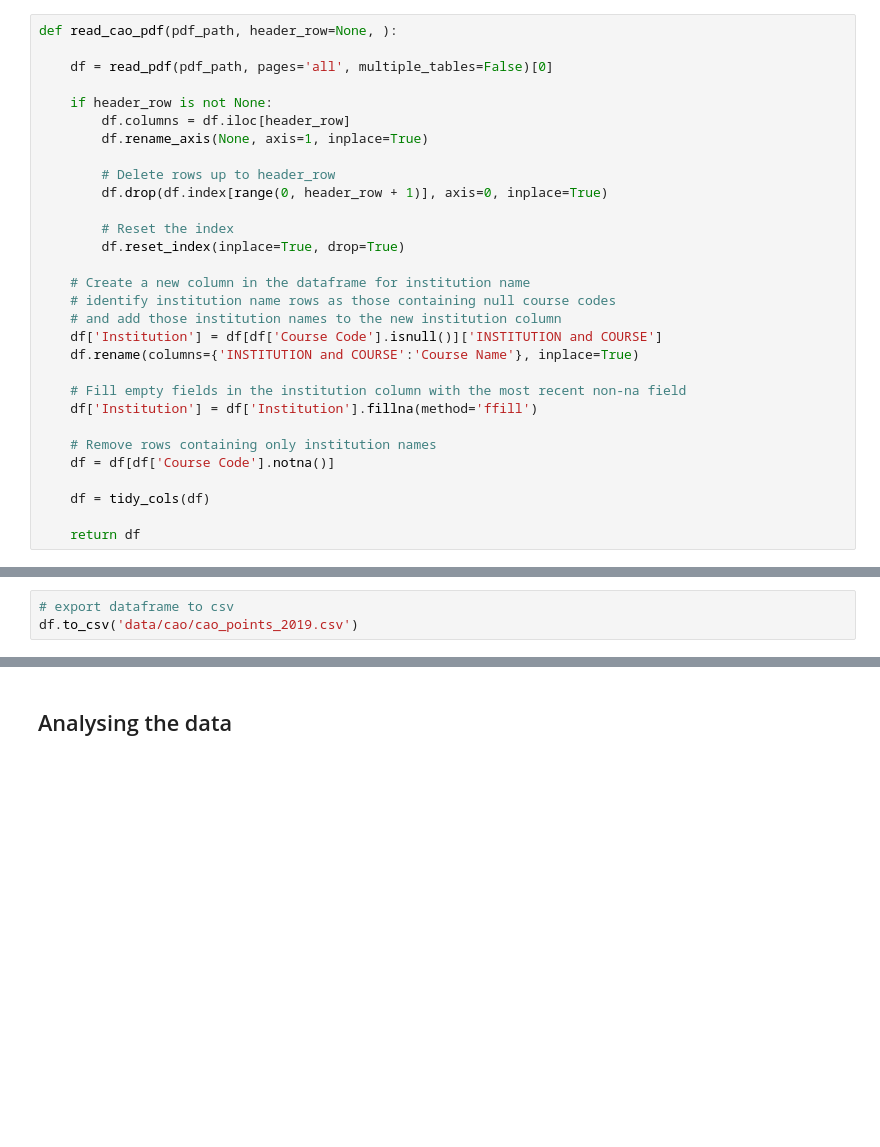
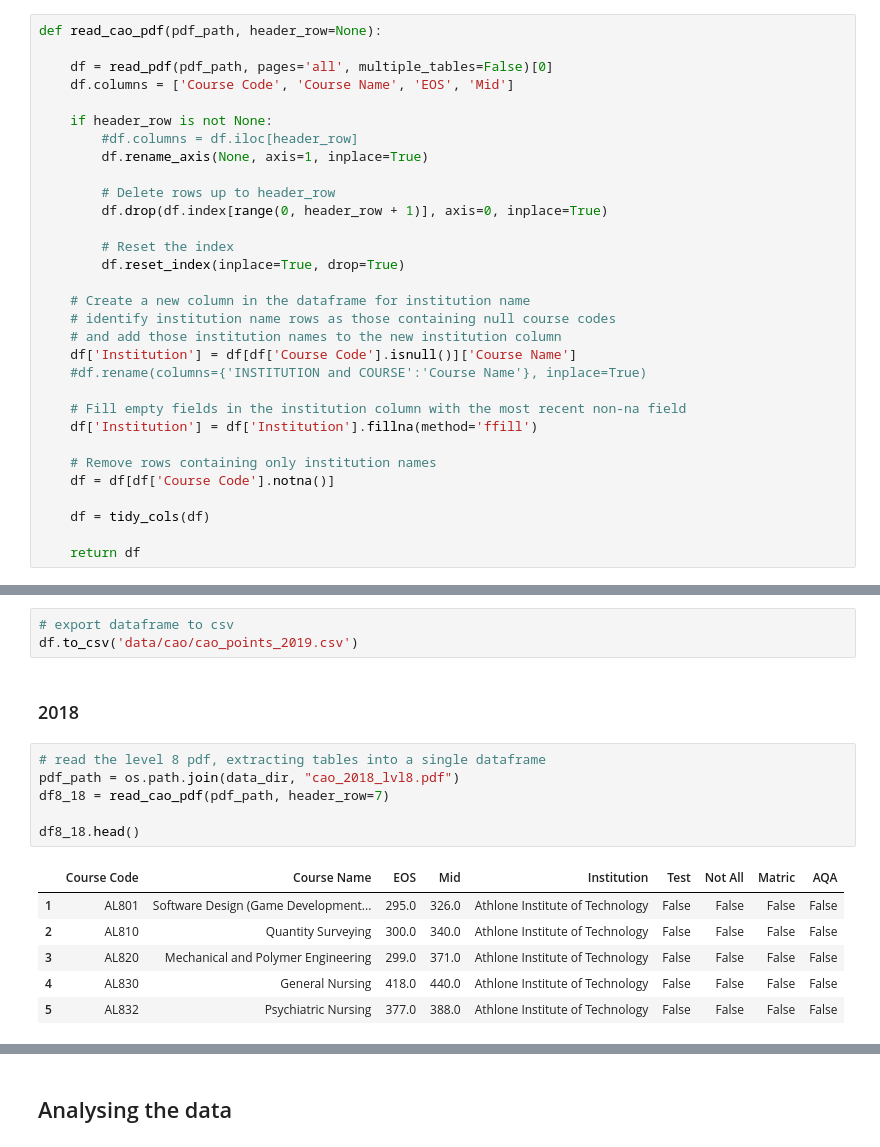
Before and after one commit to fod/fundamentals-data-analysis, a Jupyter notebook: cao.ipynb, the cells around one changed output, grey strips where cells are left out. Saved outputs shown, nothing was run; the diff lists cells and outputs as text; blank space fills up the shorter version.

Commit message:
Updated read_cao_pdf to handle 2018 data

```diff
--- a/cao.ipynb
+++ b/cao.ipynb
@@ -282,12 +282,13 @@ The 2019 points data is held in two PDF files, one for level 8 courses and one f
 6. Create and populate 'Test', 'Not All', 'Matric', and 'AQA' columns
 7. Remove all non-numeric characters from 'EOS' and 'Mid' and convert to numeric type
 # %%
-def read_cao_pdf(pdf_path, header_row=None, ):
+def read_cao_pdf(pdf_path, header_row=None):
 
     df = read_pdf(pdf_path, pages='all', multiple_tables=False)[0]
+    df.columns = ['Course Code', 'Course Name', 'EOS', 'Mid']
 
     if header_row is not None:
-        df.columns = df.iloc[header_row]
+        #df.columns = df.iloc[header_row]
         df.rename_axis(None, axis=1, inplace=True)
 
         # Delete rows up to header_row
@@ -299,8 +300,8 @@ def read_cao_pdf(pdf_path, header_row=None, ):
     # Create a new column in the dataframe for institution name
     # identify institution name rows as those containing null course codes
     # and add those institution names to the new institution column
-    df['Institution'] = df[df['Course Code'].isnull()]['INSTITUTION and COURSE']
-    df.rename(columns={'INSTITUTION and COURSE':'Course Name'}, inplace=True)
+    df['Institution'] = df[df['Course Code'].isnull()]['Course Name']
+    #df.rename(columns={'INSTITUTION and COURSE':'Course Name'}, inplace=True)
 
     # Fill empty fields in the institution column with the most recent non-na field
     df['Institution'] = df['Institution'].fillna(method='ffill')
@@ -374,3 +382,18 @@ df.tail()
 # %%
 # export dataframe to csv
 df.to_csv('data/cao/cao_points_2019.csv')
+# %% [markdown]
+### 2018
+# %%
+# read the level 8 pdf, extracting tables into a single dataframe
+pdf_path = os.path.join(data_dir, "cao_2018_lvl8.pdf")
+df8_18 = read_cao_pdf(pdf_path, header_row=7)
+
+df8_18.head()
+# %% [output]
+|  | Course Code | Course Name | EOS | Mid | Institution | Test | Not All | Matric | AQA |
+| 1 | AL801 | Software Design (Game Development... | 295.0 | 326.0 | Athlone Institute of Technology | False | False | False | False |
+| 2 | AL810 | Quantity Surveying | 300.0 | 340.0 | Athlone Institute of Technology | False | False | False | False |
+| 3 | AL820 | Mechanical and Polymer Engineering | 299.0 | 371.0 | Athlone Institute of Technology | False | False | False | False |
+| 4 | AL830 | General Nursing | 418.0 | 440.0 | Athlone Institute of Technology | False | False | False | False |
+| 5 | AL832 | Psychiatric Nursing | 377.0 | 388.0 | Athlone Institute of Technology | False | False | False | False |
```
Also changed, not shown: parts of 3 cells of this notebook.
